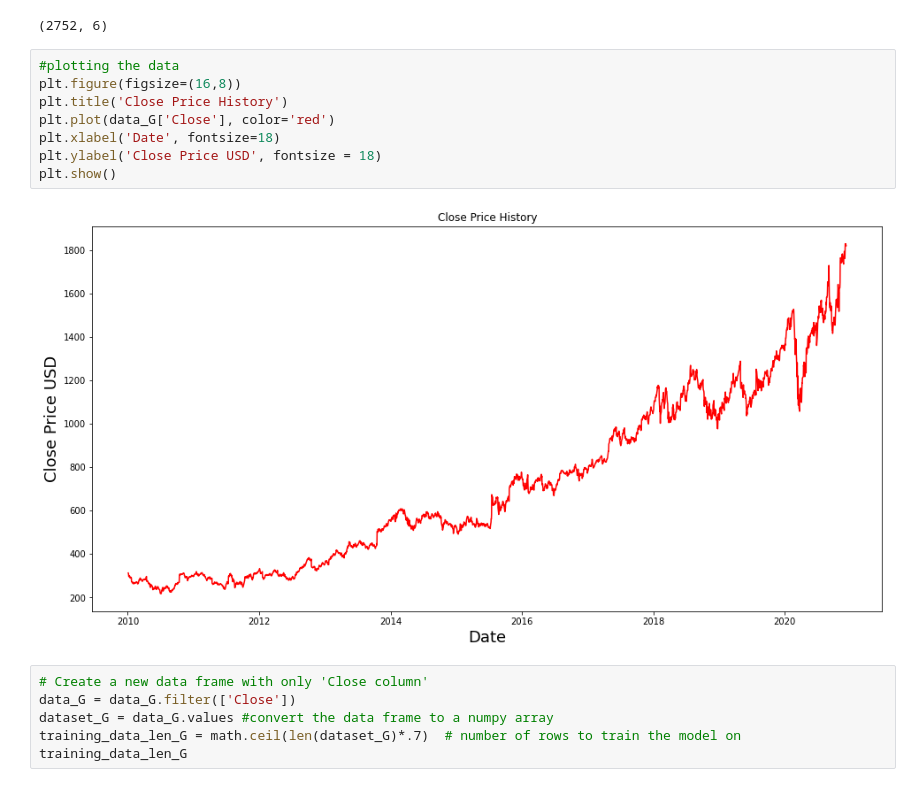
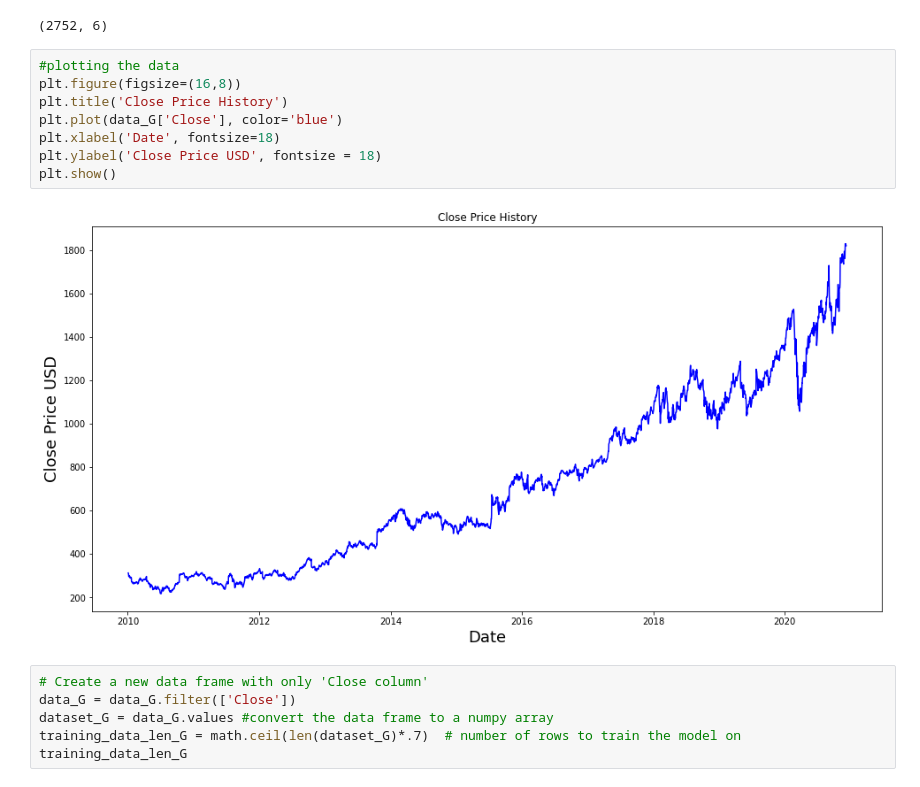
Before and after one commit to neetinds/Stock-Price-Prediction, a Jupyter notebook: Stock_Price_Prediction_Using_LSTM_&_ARIMA.ipynb, the cells around one changed output. Cells and saved outputs as stored; diff of their text form.

```diff
--- a/Stock_Price_Prediction_Using_LSTM_&_ARIMA.ipynb
+++ b/Stock_Price_Prediction_Using_LSTM_&_ARIMA.ipynb
@@ -349,13 +349,13 @@ data_G.shape
 # %%
 #plotting the data
 plt.figure(figsize=(16,8))
 plt.title('Close Price History')
-plt.plot(data_G['Close'], color='red')
+plt.plot(data_G['Close'], color='blue')
 plt.xlabel('Date', fontsize=18)
 plt.ylabel('Close Price USD', fontsize = 18)
 plt.show()
 # %% [output]
-[figure, old version]
+[figure, new version]
 # %%
 # Create a new data frame with only 'Close column'
 data_G = data_G.filter(['Close'])
```
Also changed, not shown: parts of 21 cells of this notebook.
